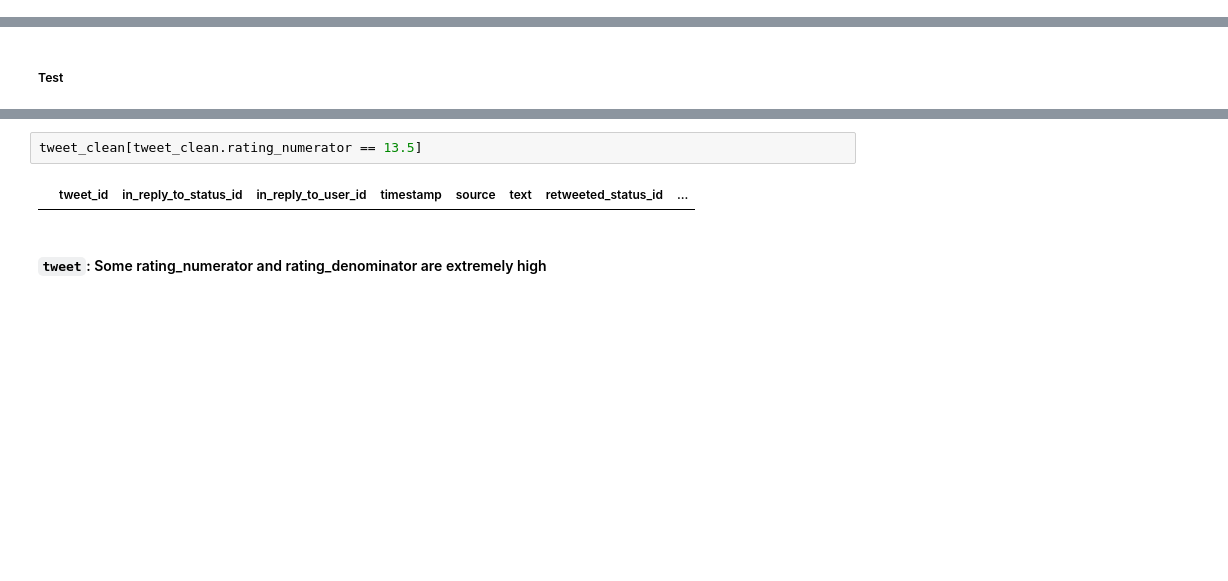
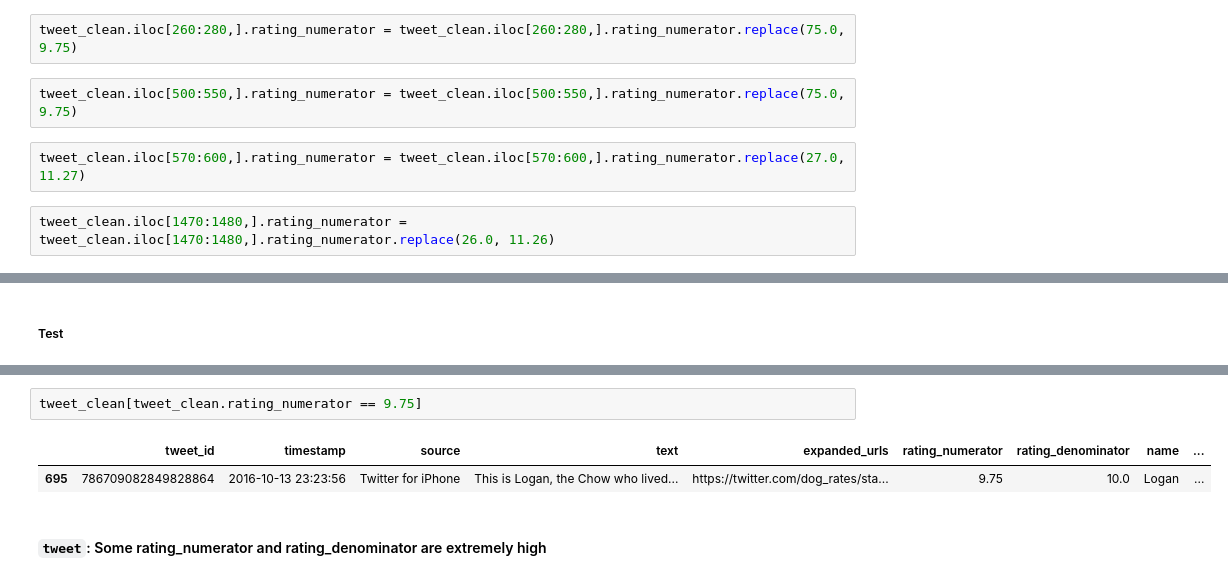
Before and after one commit to michellemao0224/Data-Wrangling, a Jupyter notebook: Project/wrangle_act.ipynb, the cells around one changed output, grey strips where cells are left out. Cells and saved outputs as stored; diff of their text form; blank space fills up the shorter version.

```diff
--- a/Project/wrangle_act.ipynb
+++ b/Project/wrangle_act.ipynb
@@ -276 +552,9 @@ tweet_clean[tweet_clean.text.str.contains(r'(\d+(\.\d+))\/(\d+)')].text.str.extr
+# %%
+tweet_clean.iloc[260:280,].rating_numerator = tweet_clean.iloc[260:280,].rating_numerator.replace(75.0, 9.75)
+# %%
+tweet_clean.iloc[500:550,].rating_numerator = tweet_clean.iloc[500:550,].rating_numerator.replace(75.0, 9.75)
+# %%
+tweet_clean.iloc[570:600,].rating_numerator = tweet_clean.iloc[570:600,].rating_numerator.replace(27.0, 11.27)
+# %%
+tweet_clean.iloc[1470:1480,].rating_numerator = tweet_clean.iloc[1470:1480,].rating_numerator.replace(26.0, 11.26)
 # %%
@@ -285,7 +578,8 @@ tweet_clean.loc(1712,'rating_numerator') =  '11.26'
 # %%
-tweet_clean[tweet_clean.rating_numerator == 13.5]
+tweet_clean[tweet_clean.rating_numerator == 9.75]
 # %% [output]
-|  | tweet_id | in_reply_to_status_id | in_reply_to_user_id | timestamp | source | text | retweeted_status_id | ... |
+|  | tweet_id | timestamp | source | text | expanded_urls | rating_numerator | rating_denominator | name | ... |
+| 695 | 786709082849828864 | 2016-10-13 23:23:56 | Twitter for iPhone | This is Logan, the Chow who lived... | https://twitter.com/dog_rates/sta... | 9.75 | 10.0 | Logan | ... |
 # %% [markdown]
 #### `tweet`: Some rating_numerator and rating_denominator are extremely high
 # %% [markdown]
```
Also changed, not shown: parts of 55 cells of this notebook.
